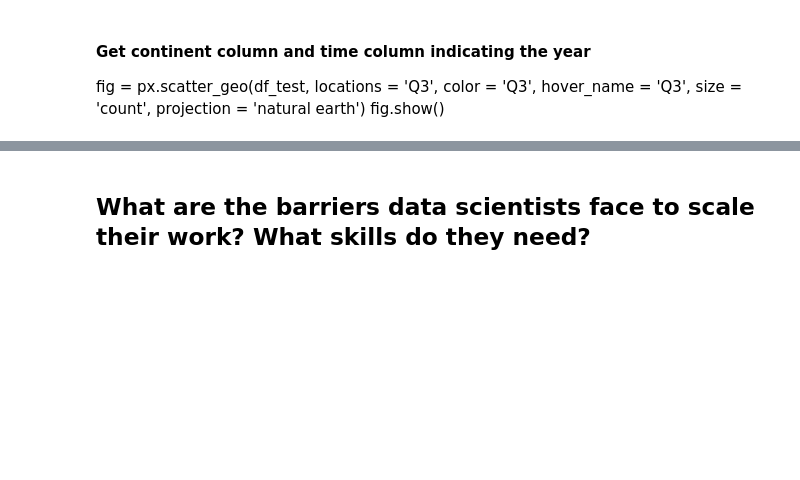
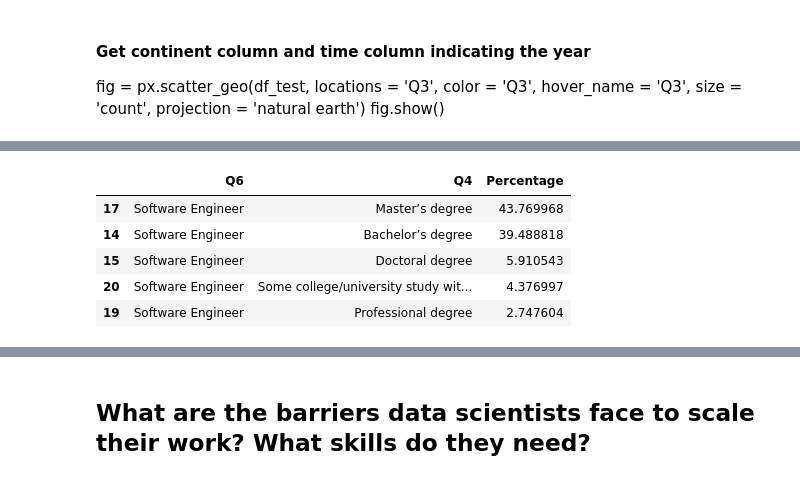
Before and after one commit to adrianlievano/kaggle_data_science_2018_survey, a Jupyter notebook: 2018_data/ds_notebook.ipynb, the cells around one changed output, grey strips where cells are left out. Saved outputs shown, nothing was run; the diff lists cells and outputs as text; code cells hidden in the pictures; blank space fills up the shorter version.

```diff
--- a/2018_data/ds_notebook.ipynb
+++ b/2018_data/ds_notebook.ipynb
@@ -216,0 +259,13 @@ fig.show()
+# %%
+df_test = df_multi_tech.groupby(['Q6','Q4']).size().reset_index(name = 'Percentage')
+a = df_test.groupby('Q6')['Percentage'].transform('sum')
+df_test['Percentage'] = df_test['Percentage'].div(a).multiply(100)
+df_test = df_test.sort_values(by = ['Q6','Percentage'], ascending = False)
+df_test.head()
+# %% [output]
+|  | Q6 | Q4 | Percentage |
+| 17 | Software Engineer | Master’s degree | 43.769968 |
+| 14 | Software Engineer | Bachelor’s degree | 39.488818 |
+| 15 | Software Engineer | Doctoral degree | 5.910543 |
+| 20 | Software Engineer | Some college/university study wit... | 4.376997 |
+| 19 | Software Engineer | Professional degree | 2.747604 |
```
Also changed, not shown: parts of 32 cells of this notebook.
